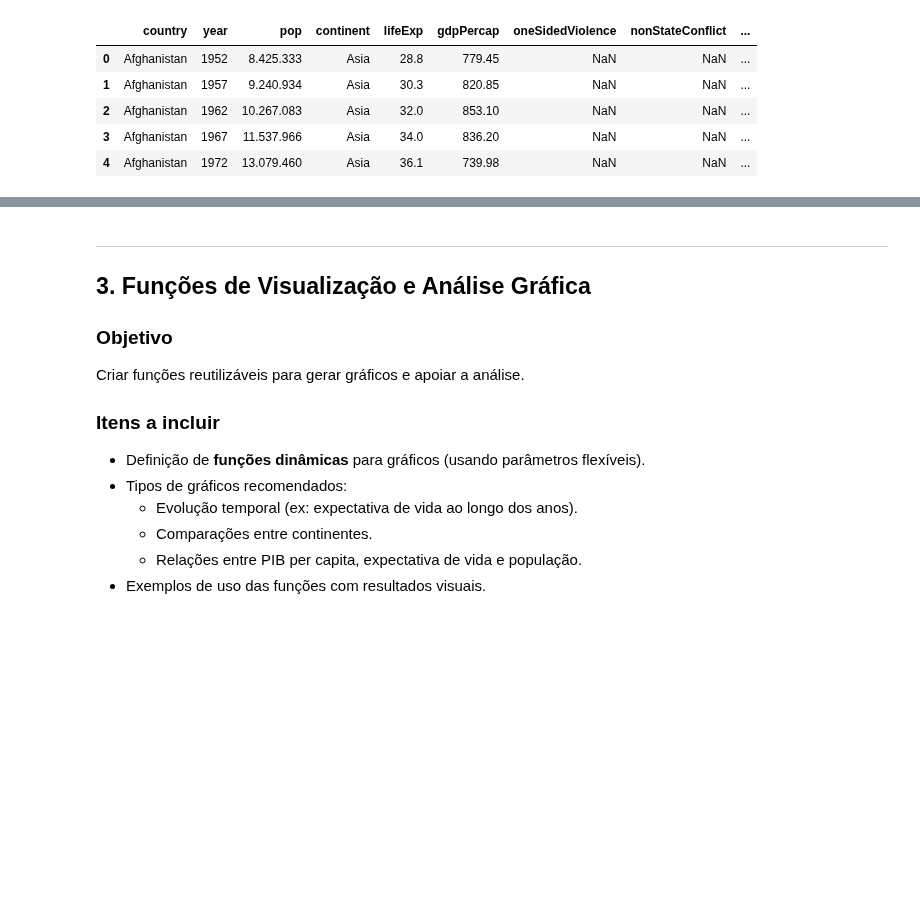
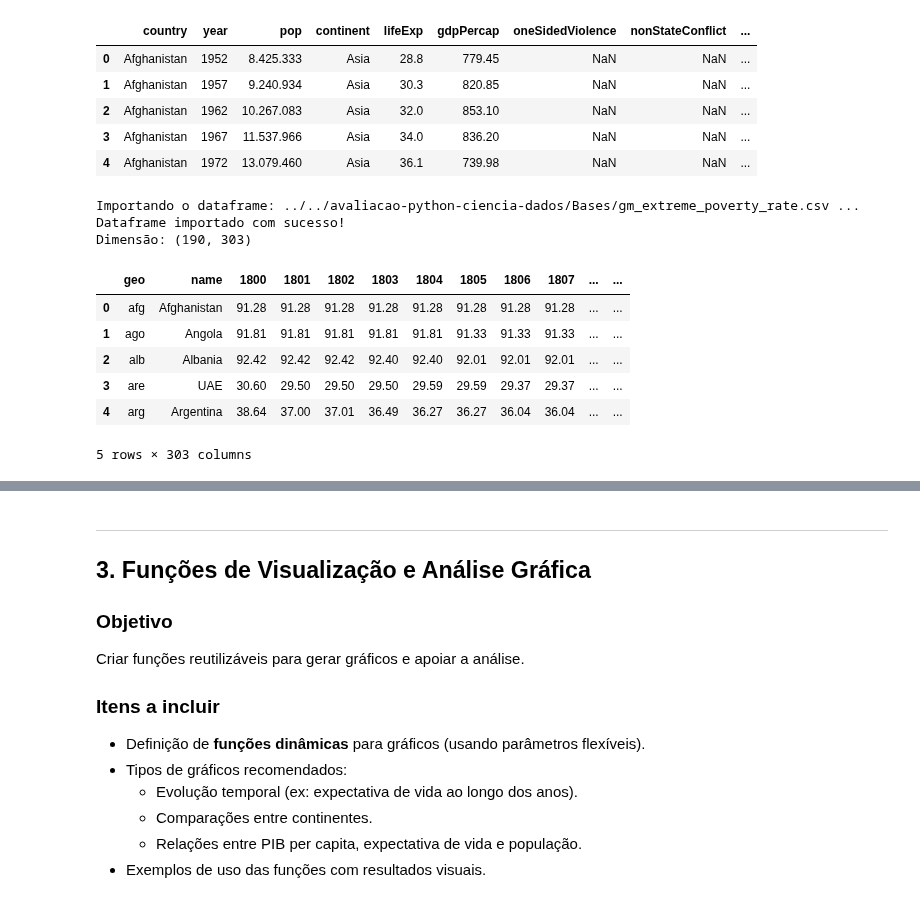
Before and after one commit to brunobgcardoso/avaliacao-python-ciencia-dados, a Jupyter notebook: src/Principal.ipynb, the cells around one changed output, grey strips where cells are left out. Drawn from its saved outputs; the diff is of its cells as text; code cells hidden in the pictures; blank space fills up the shorter version.

Commit message:
adicionando todas as outras bases ao arquivo gerado

```diff
--- a/src/Principal.ipynb
+++ b/src/Principal.ipynb
@@ -322,3 +292,18 @@ Dimensão: (1704, 12)
 | 2 | Afghanistan | 1962 | 10.267.083 | Asia | 32.0 | 853.10 | NaN | NaN | ... |
 | 3 | Afghanistan | 1967 | 11.537.966 | Asia | 34.0 | 836.20 | NaN | NaN | ... |
 | 4 | Afghanistan | 1972 | 13.079.460 | Asia | 36.1 | 739.98 | NaN | NaN | ... |
+# %%
+#Adicionando a base de extrema pobreza
+base_extrema_pobreza = importa_csv(dataframe_name='../../avaliacao-python-ciencia-dados/Bases/gm_extreme_poverty_rate.csv', separador=',', encoding='utf-8')
+base_extrema_pobreza.head()
+# %% [output]
+Importando o dataframe: ../../avaliacao-python-ciencia-dados/Bases/gm_extreme_poverty_rate.csv ...
+Dataframe importado com sucesso!
+Dimensão: (190, 303)
+|  | geo | name | 1800 | 1801 | 1802 | 1803 | 1804 | 1805 | 1806 | 1807 | ... | ... |
+| 0 | afg | Afghanistan | 91.28 | 91.28 | 91.28 | 91.28 | 91.28 | 91.28 | 91.28 | 91.28 | ... | ... |
+| 1 | ago | Angola | 91.81 | 91.81 | 91.81 | 91.81 | 91.81 | 91.33 | 91.33 | 91.33 | ... | ... |
+| 2 | alb | Albania | 92.42 | 92.42 | 92.42 | 92.40 | 92.40 | 92.01 | 92.01 | 92.01 | ... | ... |
+| 3 | are | UAE | 30.60 | 29.50 | 29.50 | 29.50 | 29.59 | 29.59 | 29.37 | 29.37 | ... | ... |
+| 4 | arg | Argentina | 38.64 | 37.00 | 37.01 | 36.49 | 36.27 | 36.27 | 36.04 | 36.04 | ... | ... |
+5 rows × 303 columns
```
Also changed, not shown: parts of 16 cells of this notebook, 7 other files.
